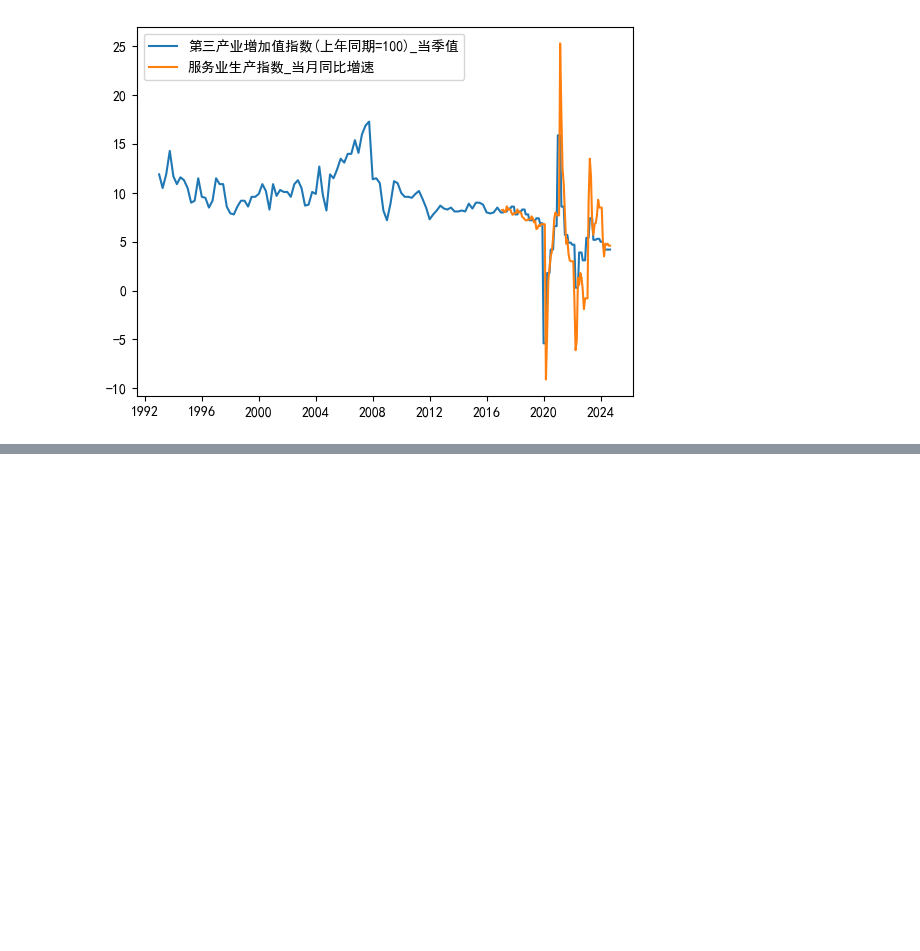
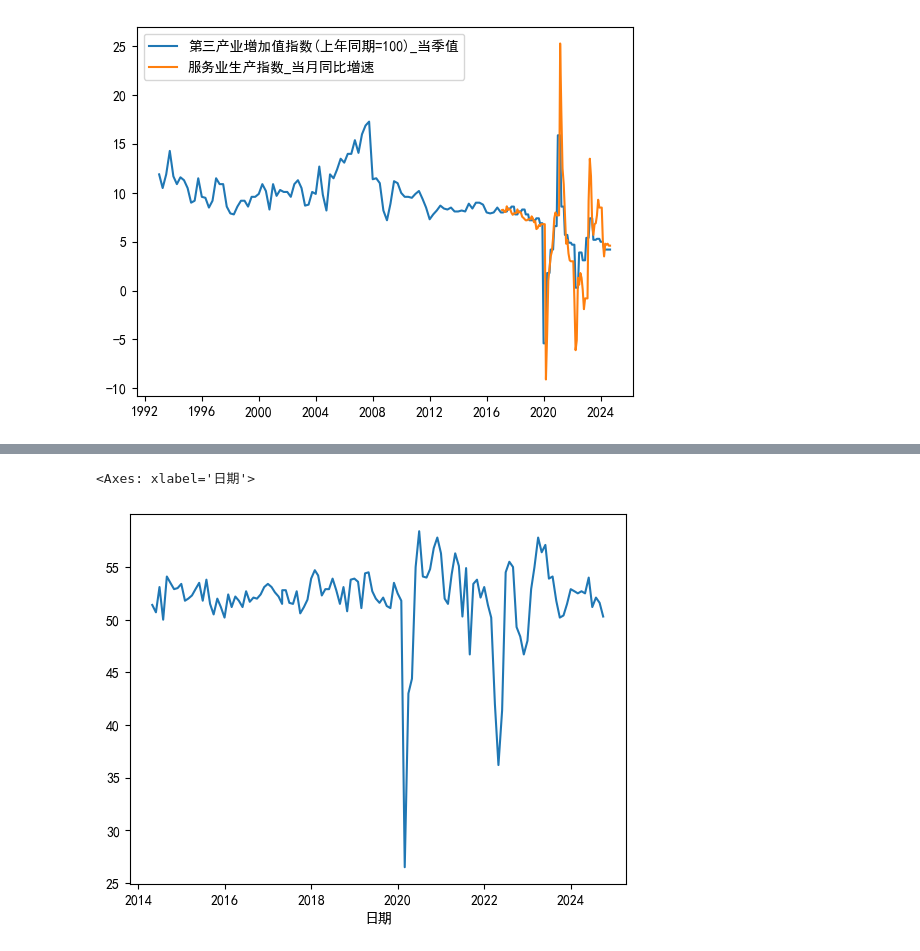
Before and after one commit to kampfer/various-data, a Jupyter notebook: src/researches/jupyter/gdp.ipynb, the cells around one changed output, grey strips where cells are left out. Drawn from its saved outputs; the diff is of its cells as text; code cells hidden in the pictures; blank space fills up the shorter version.

```diff
--- a/src/researches/jupyter/gdp.ipynb
+++ b/src/researches/jupyter/gdp.ipynb
@@ -393,0 +405,3 @@ plt.legend()
+# %%
+pmiServiceDf = ak.index_pmi_ser_cx()
+pmiServiceDf
@@ -393,0 +422,8 @@ plt.legend()
+# %%
+# pmiServiceDf['服务业PMI'].plot(index=pmiServiceDf['日期'])
+pmiSerSeries = pmiServiceDf['服务业PMI']
+pmiSerSeries.index = pmiServiceDf['日期']
+pmiSerSeries.plot()
+# %% [output]
+<Axes: xlabel='日期'>
+[figure, added]
```
Also changed, not shown: parts of 9 cells of this notebook.
